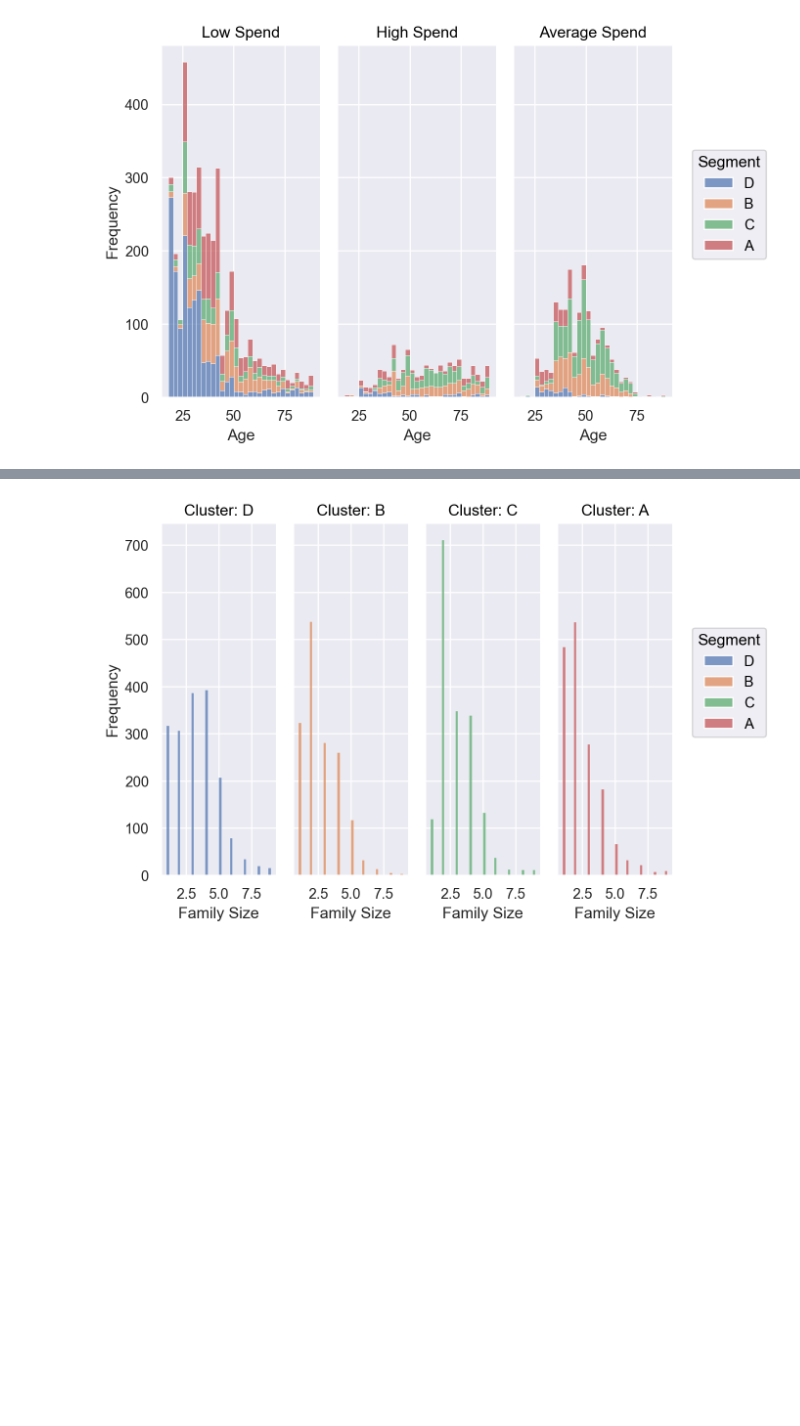
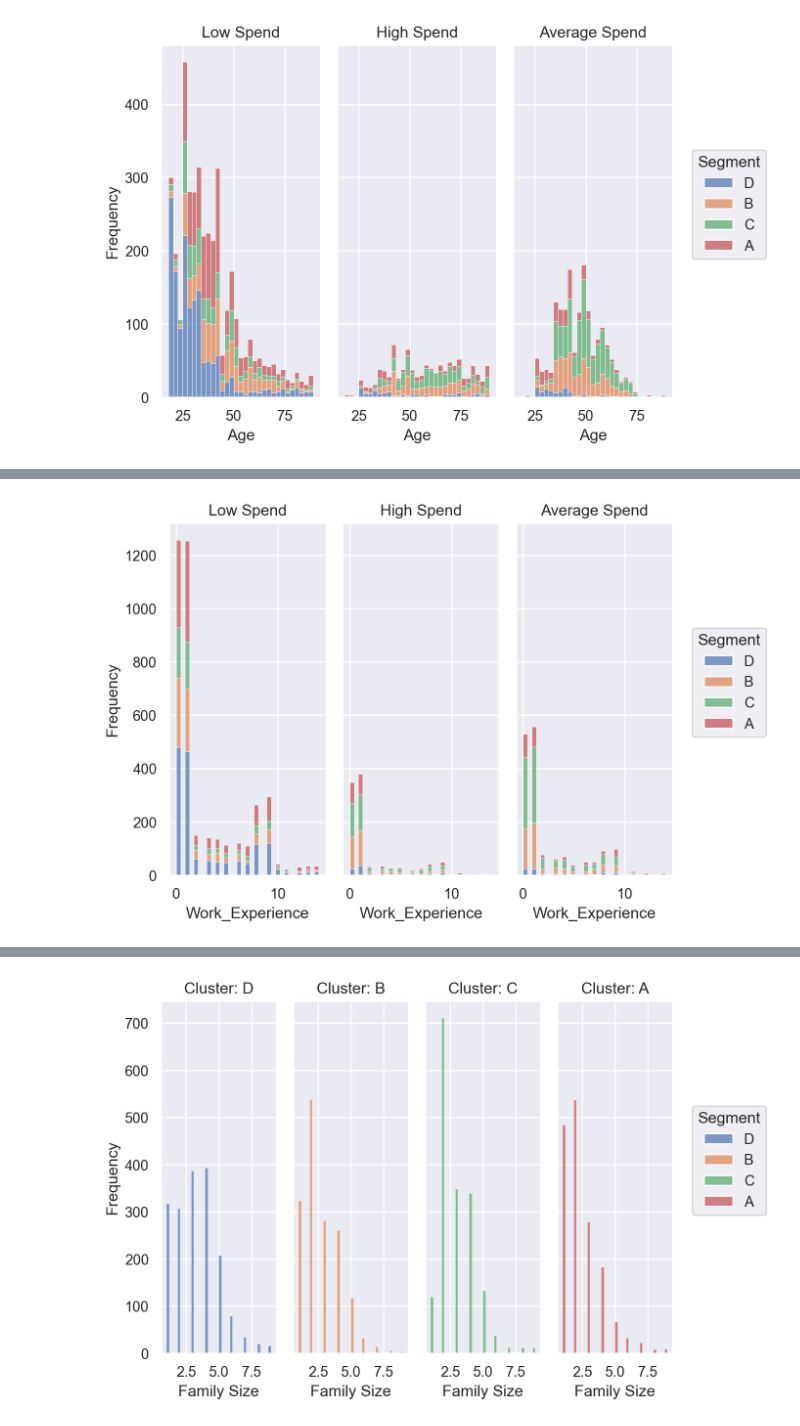
Before and after one commit to DomS1080/Data-Science, a Jupyter notebook: Projects/Customer/Customer.ipynb, the cells around one changed output, grey strips where cells are left out. Drawn from its saved outputs; the diff is of its cells as text; code cells hidden in the pictures; blank space fills up the shorter version.

```diff
--- a/Projects/Customer/Customer.ipynb
+++ b/Projects/Customer/Customer.ipynb
@@ -587 +599,10 @@ plot1.label(y='Frequency', title='{} Spend'.format)
+# %%
+plot_exp = (
+    so.Plot(int_df, x='Work_Experience', color='Segment')
+    .facet('Spending_Score')
+    .add(so.Bars(), so.Hist(), so.Stack())
+)
+plot_exp.label(y='Frequency', title='{} Spend'.format)
+# %% [output]
+[figure, added]
 # %% [markdown]
```
Also changed, not shown: parts of 25 cells of this notebook.
